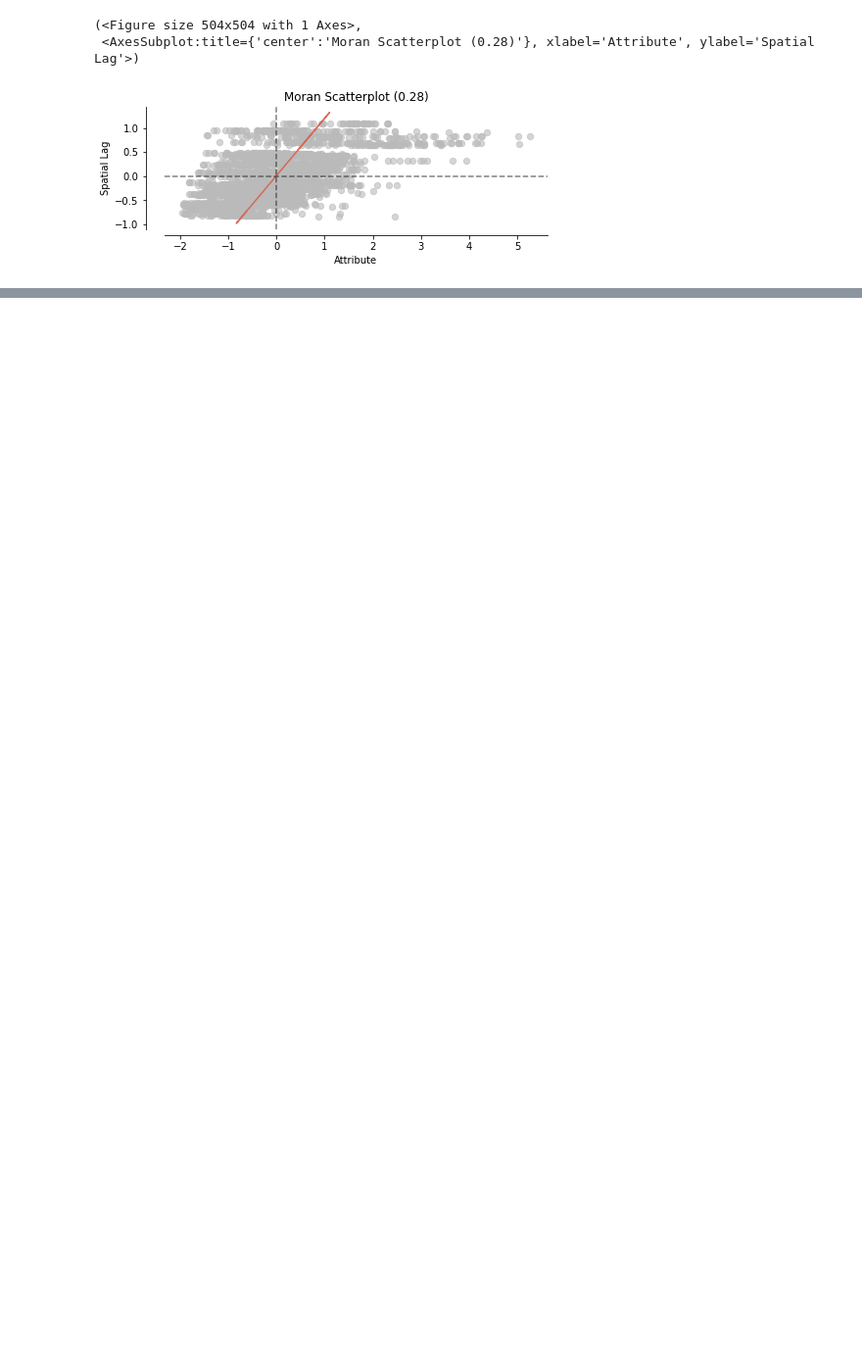
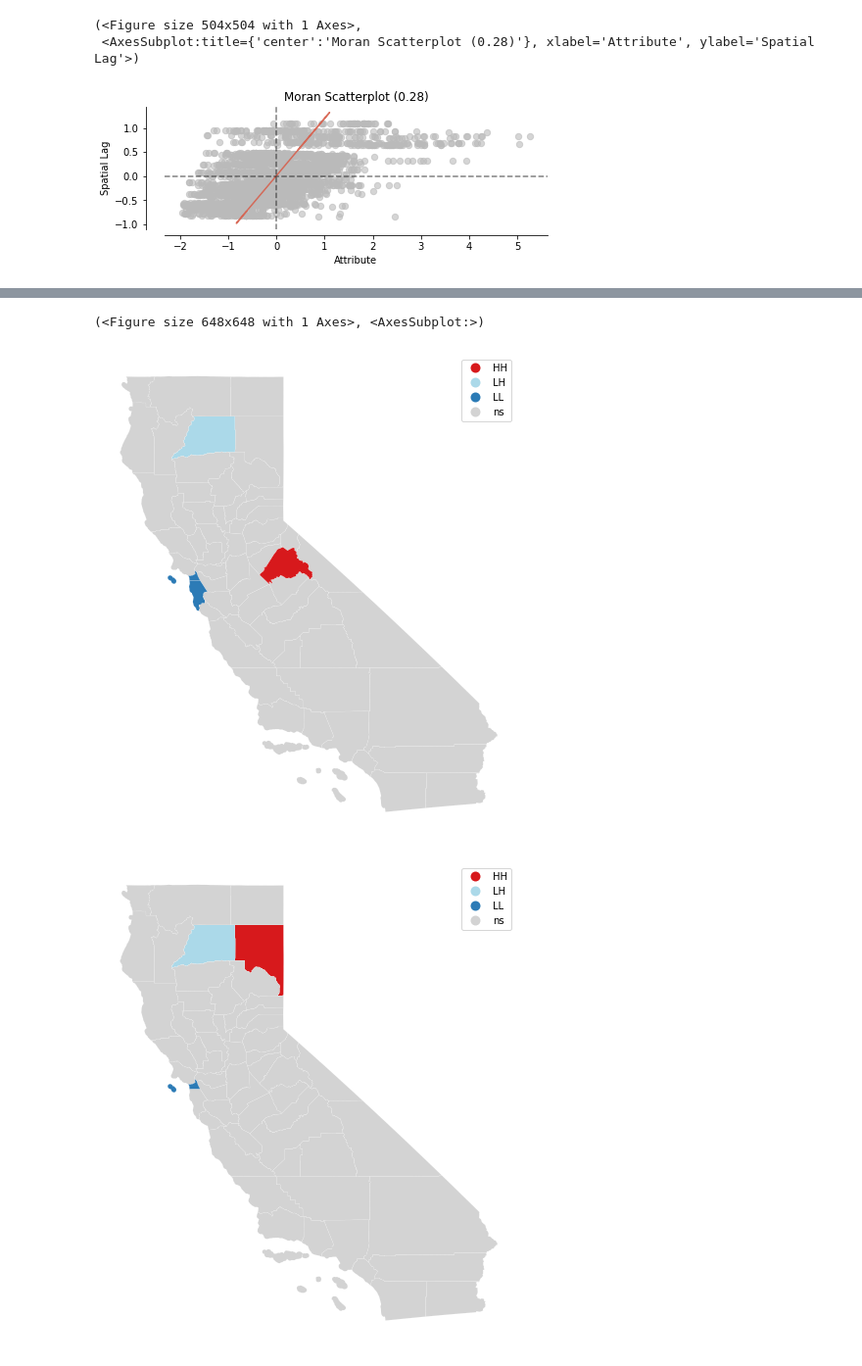
Before and after one commit to Dulaan/MOVE-Lab-Exercise, a Jupyter notebook: MOVElab Exercisev1.2.ipynb, the cells around one changed output, grey strips where cells are left out. Shown at 98% size. Cells and saved outputs as stored; diff of their text form; code cells hidden in the pictures; blank space fills up the shorter version.

```diff
--- a/MOVElab Exercisev1.2.ipynb
+++ b/MOVElab Exercisev1.2.ipynb
@@ -201,0 +202,9 @@ wk11_gdf.plot(column = 'weighted_avg',scheme = 'Quantiles',k= 10)
+# %%
+from splot.esda import lisa_cluster
+lisa_cluster(moran_loc3, weeklydata[3], p=0.01, figsize = (9,9))
+moran_loc11 = Moran_Local(weeklydata[11]['weighted_avg'],w)
+lisa_cluster(moran_loc11,weeklydata[11],p=0.01,figsize = (9,9))
+# %% [output]
+(<Figure size 648x648 with 1 Axes>, <AxesSubplot:>)
+[figure, added]
+[figure, added]
```
Also changed, not shown: parts of 1 cell of this notebook.
